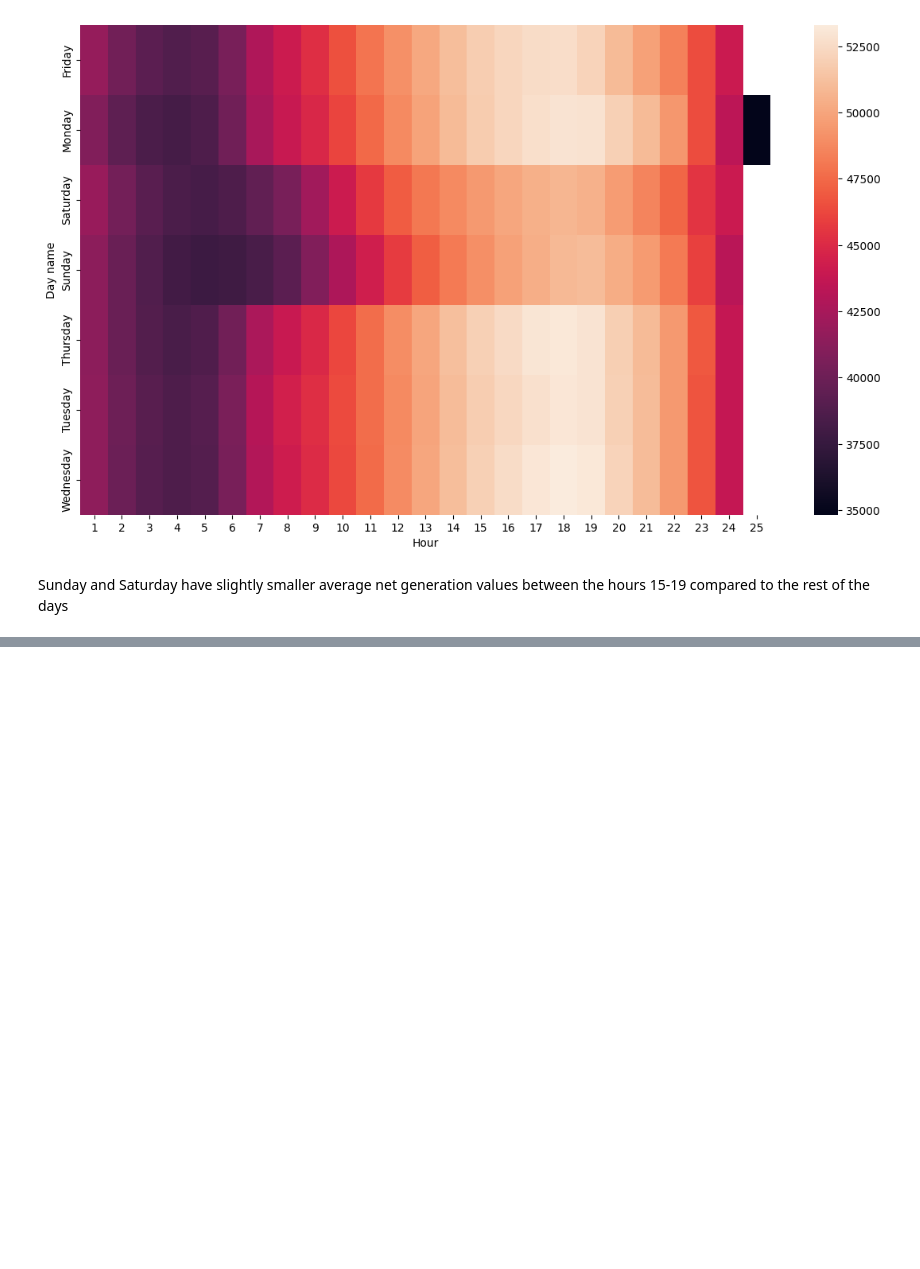
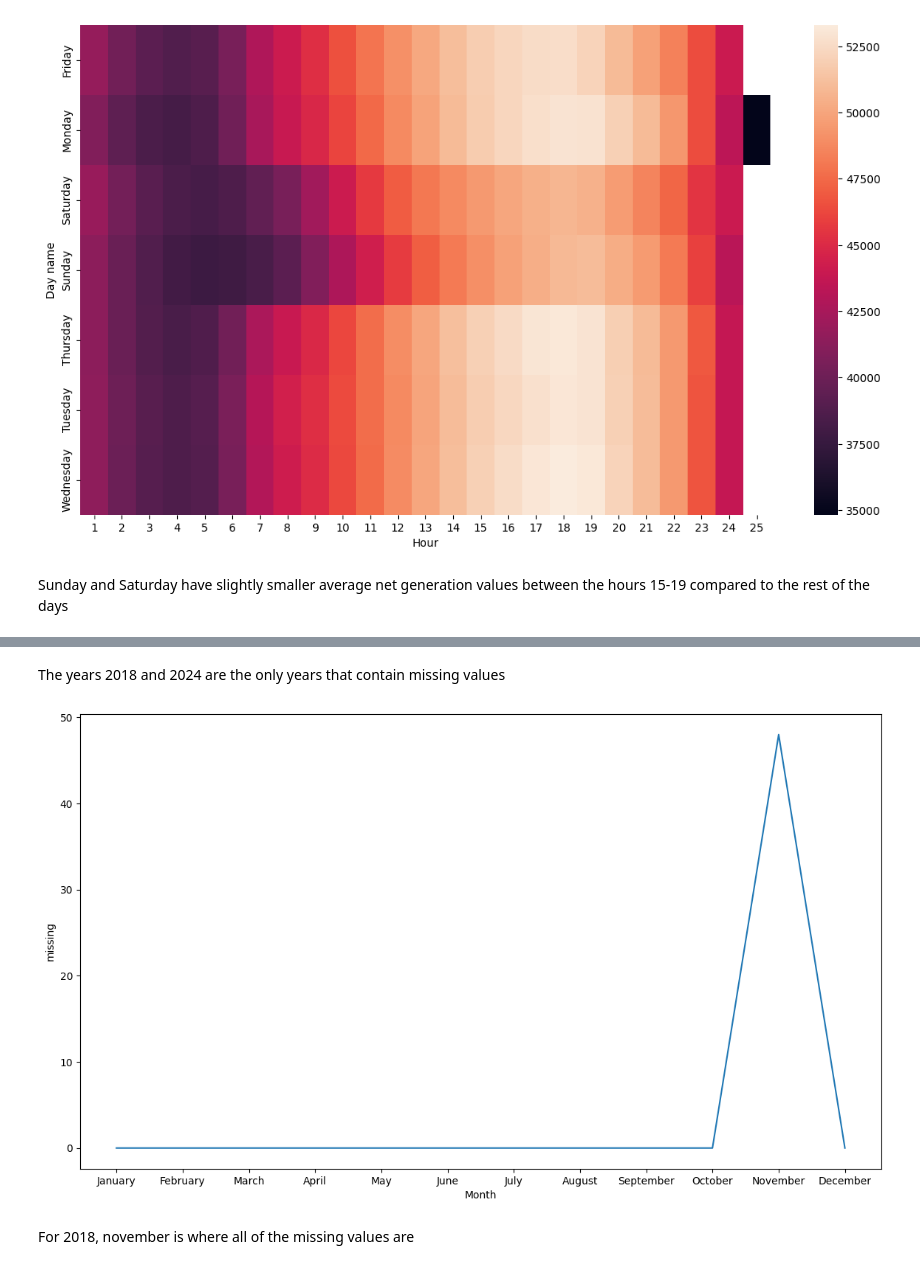
Before and after one commit to dgmurray-321/ADTA-Capstone, a Jupyter notebook: adta_capstone.ipynb, the cells around one changed output, grey strips where cells are left out. Drawn from its saved outputs; the diff is of its cells as text; code cells hidden in the pictures; blank space fills up the shorter version.

```diff
--- a/adta_capstone.ipynb
+++ b/adta_capstone.ipynb
@@ -507,0 +518,10 @@ Sunday and Saturday have slightly smaller average net generation values between
+# %% [markdown]
+The years 2018 and 2024 are the only years that contain missing values
+# %%
+ng_missing_df_2018 = ng_missing_df.loc[ng_missing_df['Year'] == 2018]
+ng_missing_df_grouped_2018 = ng_missing_df_2018.groupby('Month')['NG'].size().reset_index(name = 'missing')
+make_lineplot(data = ng_missing_df_grouped_2018, time_stamp_column='Month', y = 'missing', size = (14,8))
+# %% [output]
+[figure, added]
+# %% [markdown]
+For 2018, november is where all of the missing values are
```
Also changed, not shown: parts of 21 cells of this notebook.
